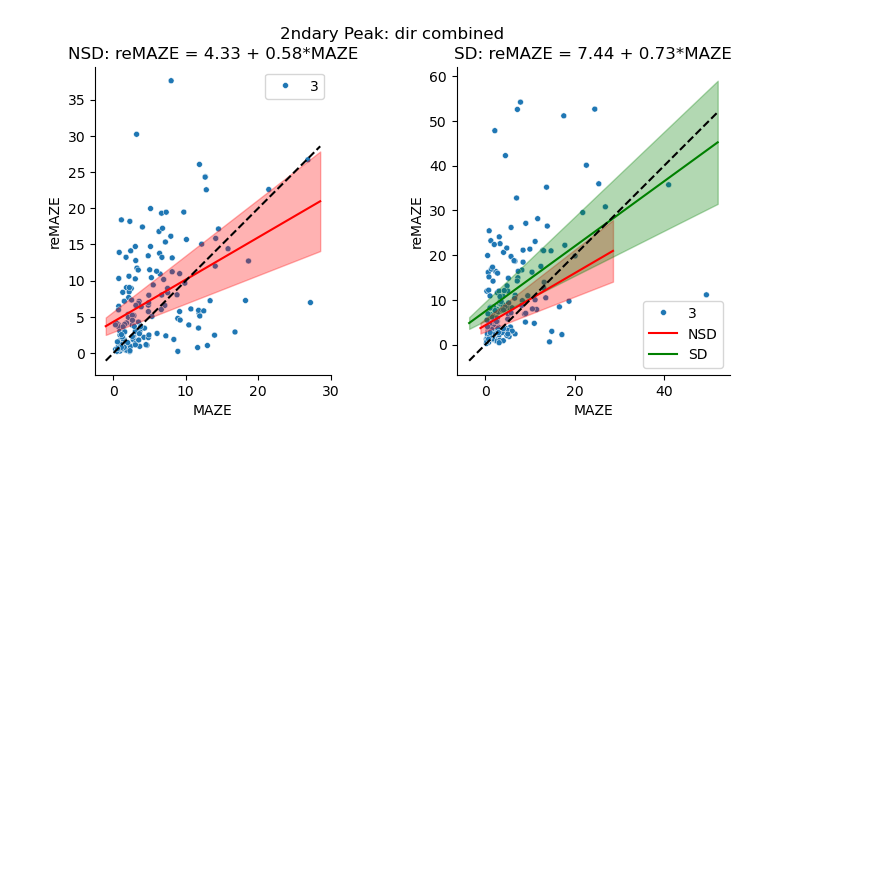
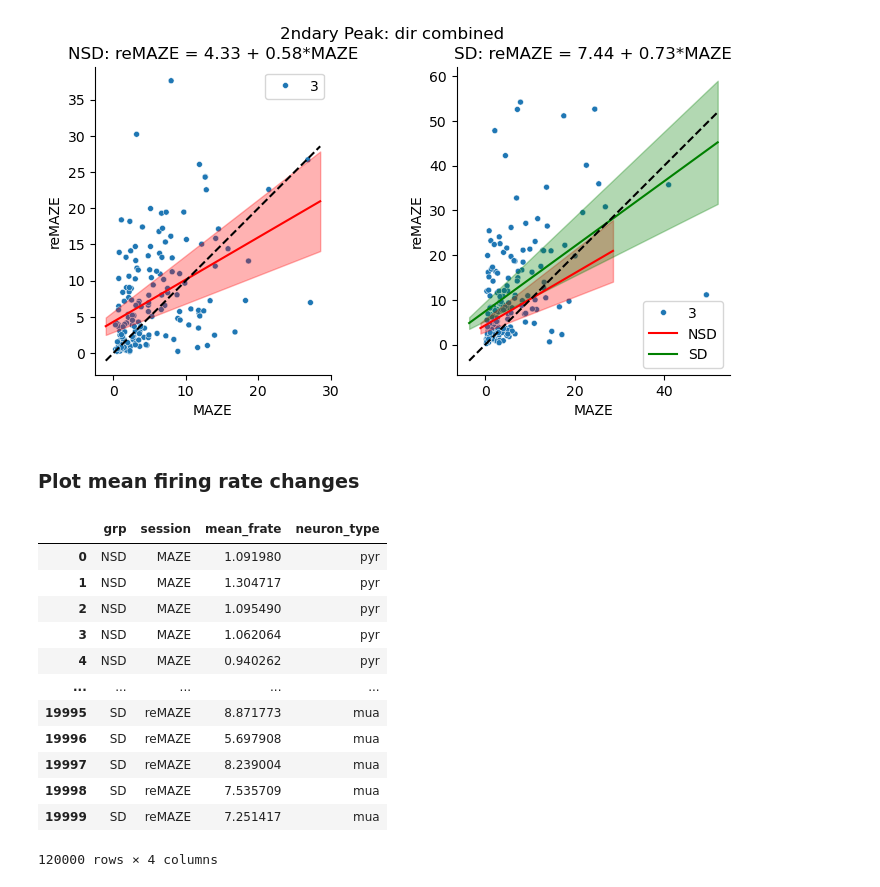
Before and after one commit to nkinsky/Projects_sandbox, a Jupyter notebook: sd_drift/sd_figure4_firing_rate_changes.ipynb, the cells around one changed output. Cells and saved outputs as stored; diff of their text form; code cells hidden in the pictures; blank space fills up the shorter version.

```diff
--- a/sd_drift/sd_figure4_firing_rate_changes.ipynb
+++ b/sd_drift/sd_figure4_firing_rate_changes.ipynb
@@ -237,3 +199,22 @@ for peak in [0, 1]:
 [figure]
 [figure]
 [figure]
+# %% [markdown]
+### Plot mean firing rate changes
+# %%
+df_bs = pd.read_csv(group_data_dir / "remaze_fr_bootstrap.csv", index_col=0)
+df_bs
+# %% [output]
+|  | grp | session | mean_frate | neuron_type |
+| 0 | NSD | MAZE | 1.091980 | pyr |
+| 1 | NSD | MAZE | 1.304717 | pyr |
+| 2 | NSD | MAZE | 1.095490 | pyr |
+| 3 | NSD | MAZE | 1.062064 | pyr |
+| 4 | NSD | MAZE | 0.940262 | pyr |
+| ... | ... | ... | ... | ... |
+| 19995 | SD | reMAZE | 8.871773 | mua |
+| 19996 | SD | reMAZE | 5.697908 | mua |
+| 19997 | SD | reMAZE | 8.239004 | mua |
+| 19998 | SD | reMAZE | 7.535709 | mua |
+| 19999 | SD | reMAZE | 7.251417 | mua |
+120000 rows × 4 columns
```
Also changed, not shown: parts of 11 cells of this notebook.
